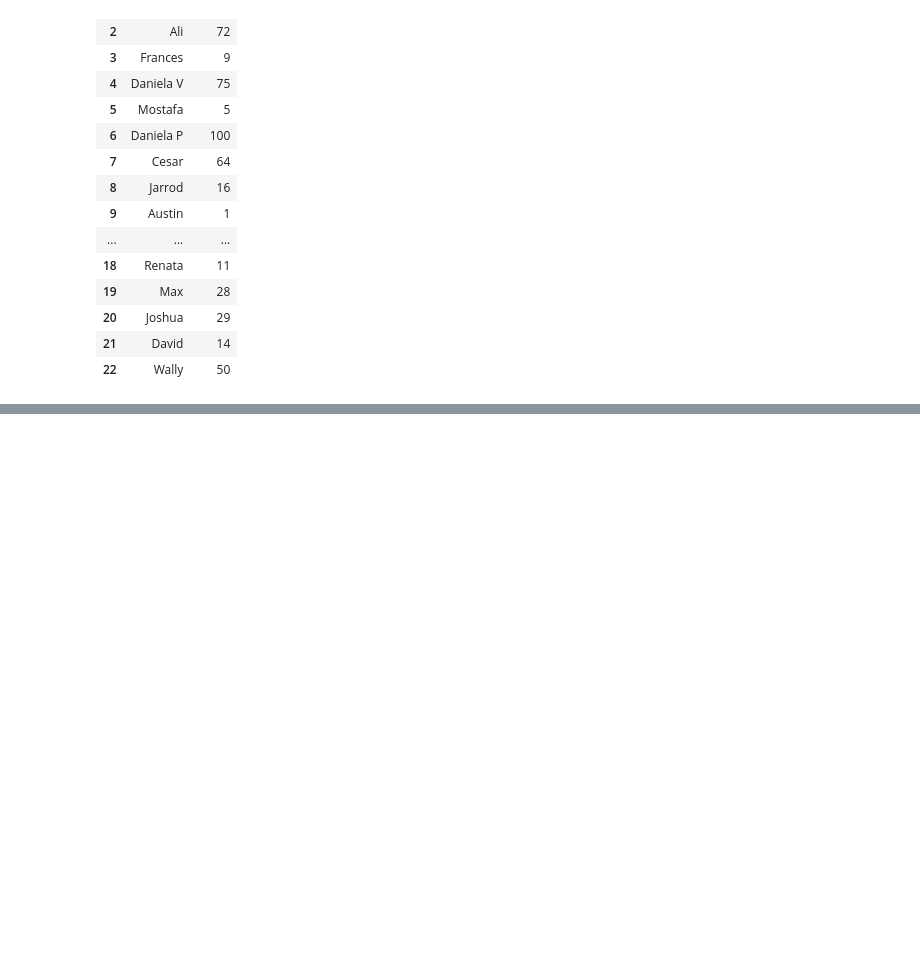
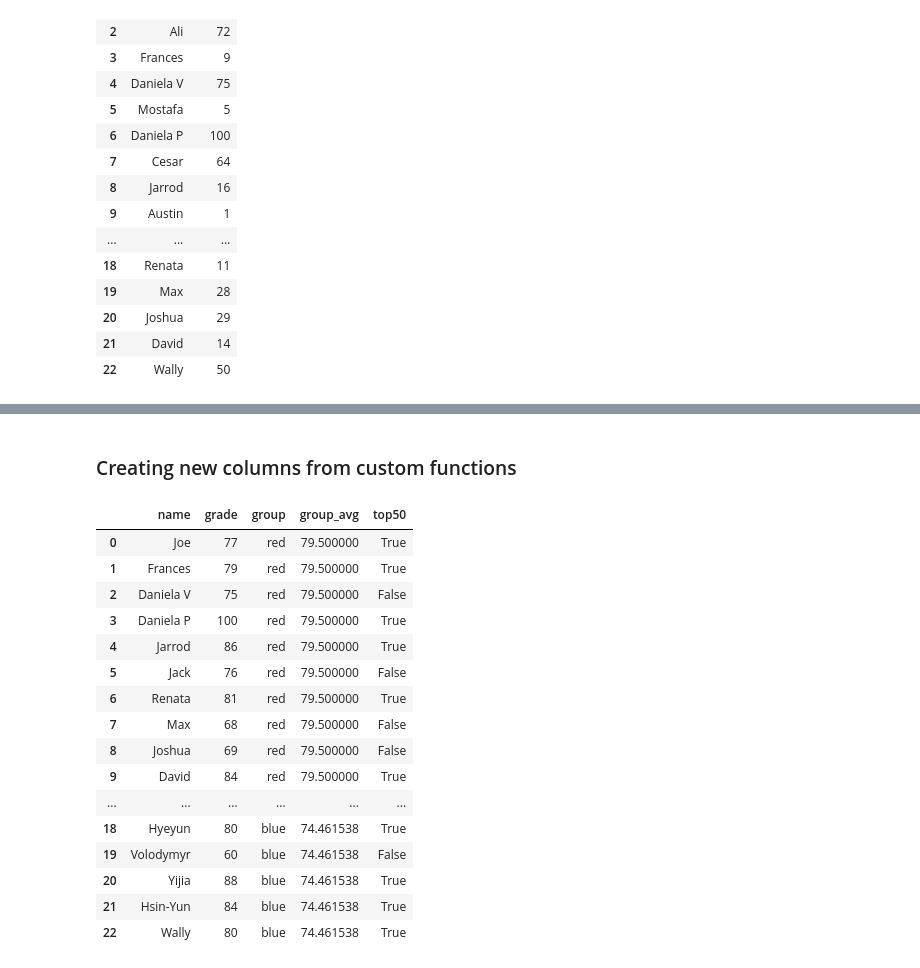
Before and after one commit to salinasdcs/helloworld, a Jupyter notebook: pandas_intro.ipynb, the cells around one changed output, grey strips where cells are left out. Drawn from its saved outputs; the diff is of its cells as text; code cells hidden in the pictures; blank space fills up the shorter version.

```diff
--- a/pandas_intro.ipynb
+++ b/pandas_intro.ipynb
@@ -136,0 +214,3 @@ roster
+# %%
+group_means =  roster.groupby(by = ['group']).mean()
+group_means
@@ -136,0 +222,3 @@ roster
+# %%
+group_means.rename(columns = {'grade': 'group_avg'}, inplace = True)
+group_means
@@ -136,0 +238,3 @@ roster
+# %%
+roster = roster.merge(group_means, on = ['group'])
+roster
@@ -136,0 +259,28 @@ roster
+# %% [markdown]
+### Creating new columns from custom functions
+# %%
+def is_top50(col):
+    return col > col.median()
+# %%
+#roster['grade'] is a series
+#roster[['grade']] is a dataframe
+roster['top50'] = roster[['grade']].apply(is_top50)
+roster
+# %% [output]
+|  | name | grade | group | group_avg | top50 |
+| 0 | Joe | 77 | red | 79.500000 | True |
+| 1 | Frances | 79 | red | 79.500000 | True |
+| 2 | Daniela V | 75 | red | 79.500000 | False |
+| 3 | Daniela P | 100 | red | 79.500000 | True |
+| 4 | Jarrod | 86 | red | 79.500000 | True |
+| 5 | Jack | 76 | red | 79.500000 | False |
+| 6 | Renata | 81 | red | 79.500000 | True |
+| 7 | Max | 68 | red | 79.500000 | False |
+| 8 | Joshua | 69 | red | 79.500000 | False |
+| 9 | David | 84 | red | 79.500000 | True |
+| ... | ... | ... | ... | ... | ... |
+| 18 | Hyeyun | 80 | blue | 74.461538 | True |
+| 19 | Volodymyr | 60 | blue | 74.461538 | False |
+| 20 | Yijia | 88 | blue | 74.461538 | True |
+| 21 | Hsin-Yun | 84 | blue | 74.461538 | True |
+| 22 | Wally | 80 | blue | 74.461538 | True |
```
Also changed, not shown: parts of 16 cells of this notebook, 1 other file.
